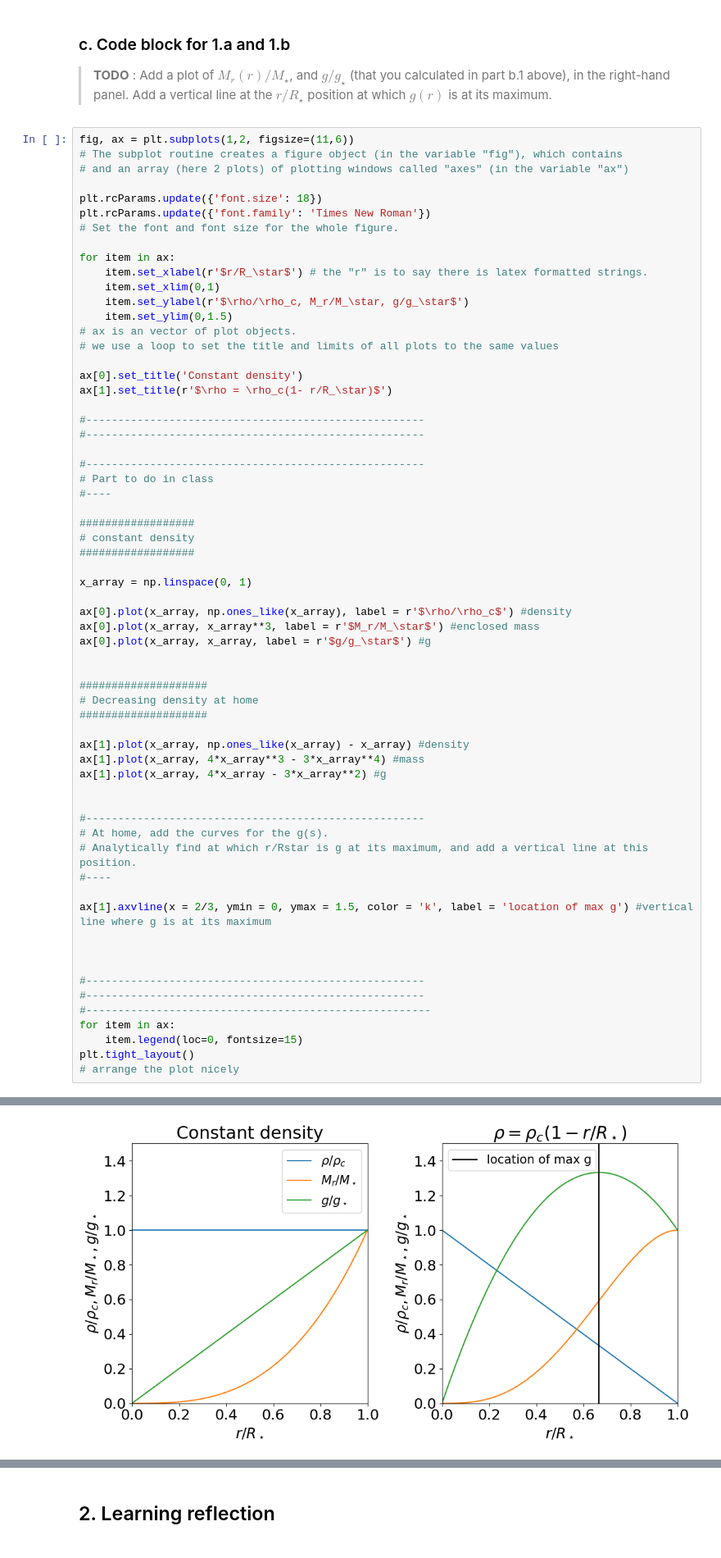
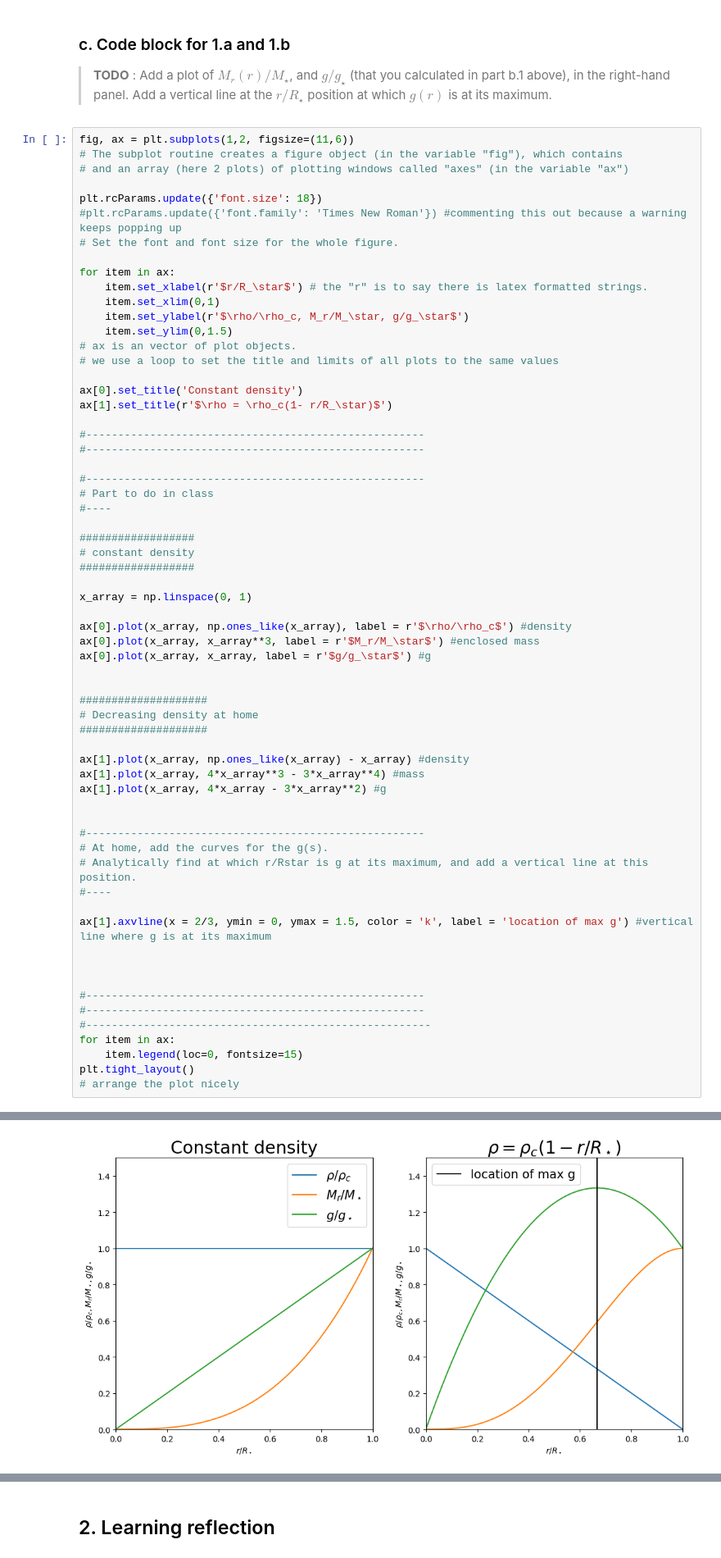
Before and after one commit to ankxie/PHYS633, a Jupyter notebook: Book/L02-GravityField/02-GravityField-template.ipynb, the cells around one changed output, grey strips where cells are left out. Shown at 82% size. Saved outputs shown, nothing was run; the diff lists cells and outputs as text.

```diff
--- a/Book/L02-GravityField/02-GravityField-template.ipynb
+++ b/Book/L02-GravityField/02-GravityField-template.ipynb
@@ -121,7 +121,7 @@ fig, ax = plt.subplots(1,2, figsize=(11,6))
 # and an array (here 2 plots) of plotting windows called "axes" (in the variable "ax")
 
 plt.rcParams.update({'font.size': 18})
-plt.rcParams.update({'font.family': 'Times New Roman'})
+#plt.rcParams.update({'font.family': 'Times New Roman'}) #commenting this out because a warning keeps popping up
 # Set the font and font size for the whole figure.
 
 for item in ax:
@@ -199,4 +182,4 @@ WARNING:matplotlib.font_manager:findfont: Font family 'Times New Roman' not foun
-[figure, old version]
+[figure, new version]
 # %% [markdown]
 > **TODO**: Write a small paragraph with an interpretation of the result obtained (Review the appropriate micro-objectives for this lecture on this lecture's page on the website, to guide your answer!)
 
```
Also changed, not shown: parts of 1 cell of this notebook.
